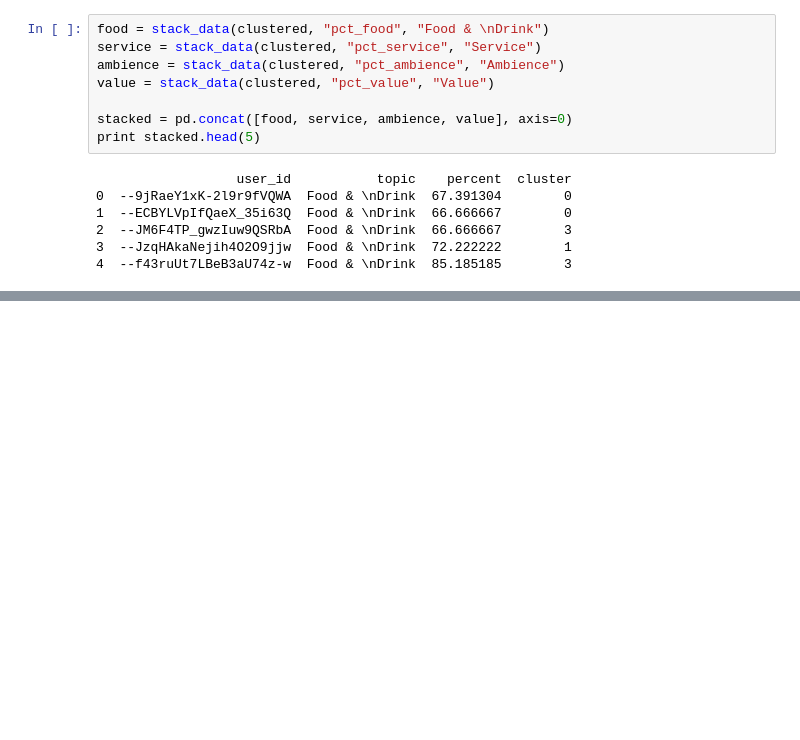
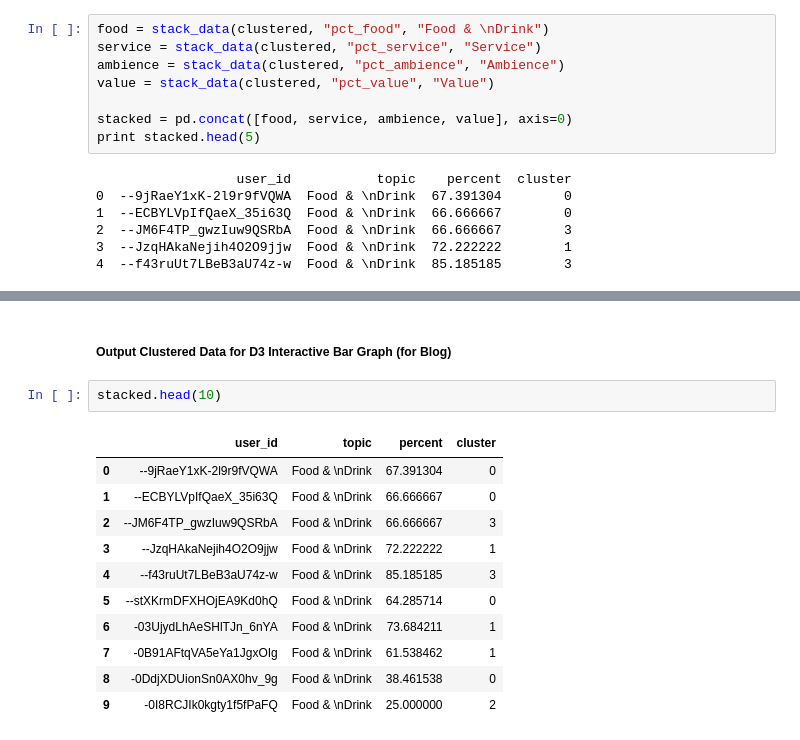
Before and after one commit to whugue/Yelp-User-Similarity, a Jupyter notebook: Yelp-Viz.ipynb, the cells around one changed output, grey strips where cells are left out. Drawn from its saved outputs; the diff is of its cells as text; blank space fills up the shorter version.

```diff
--- a/Yelp-Viz.ipynb
+++ b/Yelp-Viz.ipynb
@@ -285,0 +187,16 @@ clustered.groupby(by="cluster")[["pct_food","pct_service","pct_ambience","pct_va
+# %% [markdown]
+##### Output Clustered Data for D3 Interactive Bar Graph (for Blog)
+# %%
+stacked.head(10)
+# %% [output]
+|  | user_id | topic | percent | cluster |
+| 0 | --9jRaeY1xK-2l9r9fVQWA | Food & \nDrink | 67.391304 | 0 |
+| 1 | --ECBYLVpIfQaeX_35i63Q | Food & \nDrink | 66.666667 | 0 |
+| 2 | --JM6F4TP_gwzIuw9QSRbA | Food & \nDrink | 66.666667 | 3 |
+| 3 | --JzqHAkaNejih4O2O9jjw | Food & \nDrink | 72.222222 | 1 |
+| 4 | --f43ruUt7LBeB3aU74z-w | Food & \nDrink | 85.185185 | 3 |
+| 5 | --stXKrmDFXHOjEA9Kd0hQ | Food & \nDrink | 64.285714 | 0 |
+| 6 | -03UjydLhAeSHlTJn_6nYA | Food & \nDrink | 73.684211 | 1 |
+| 7 | -0B91AFtqVA5eYa1JgxOIg | Food & \nDrink | 61.538462 | 1 |
+| 8 | -0DdjXDUionSn0AX0hv_9g | Food & \nDrink | 38.461538 | 0 |
+| 9 | -0I8RCJIk0kgty1f5fPaFQ | Food & \nDrink | 25.000000 | 2 |
```
Also changed, not shown: parts of 33 cells of this notebook, 1 other file.
